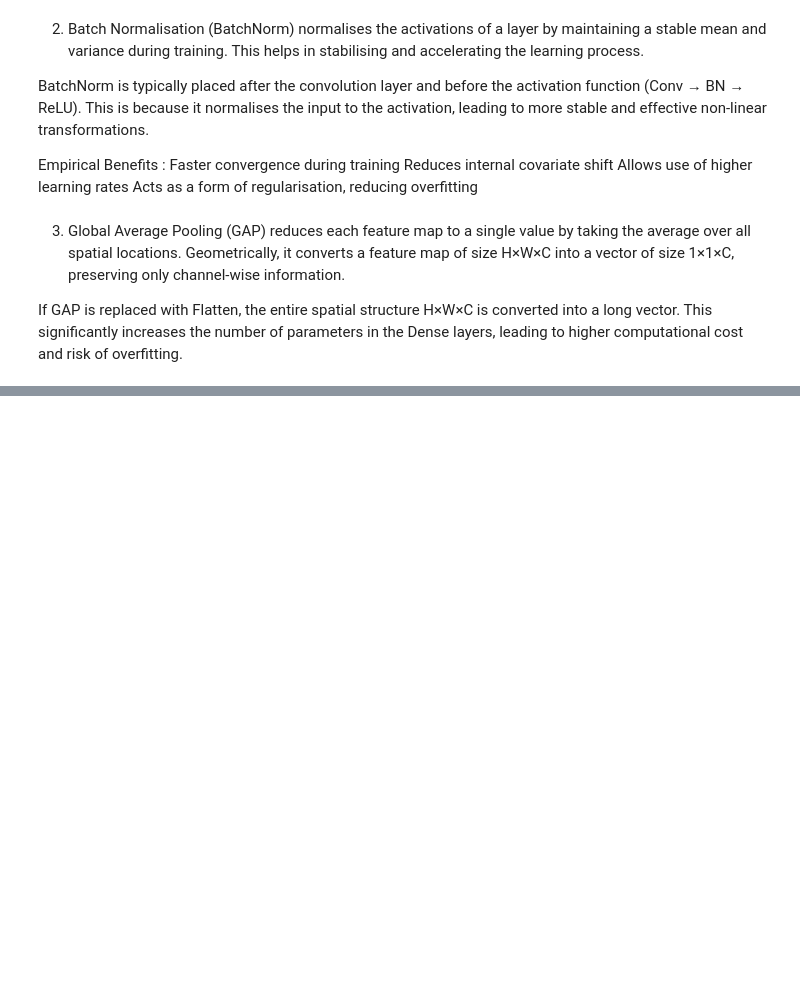
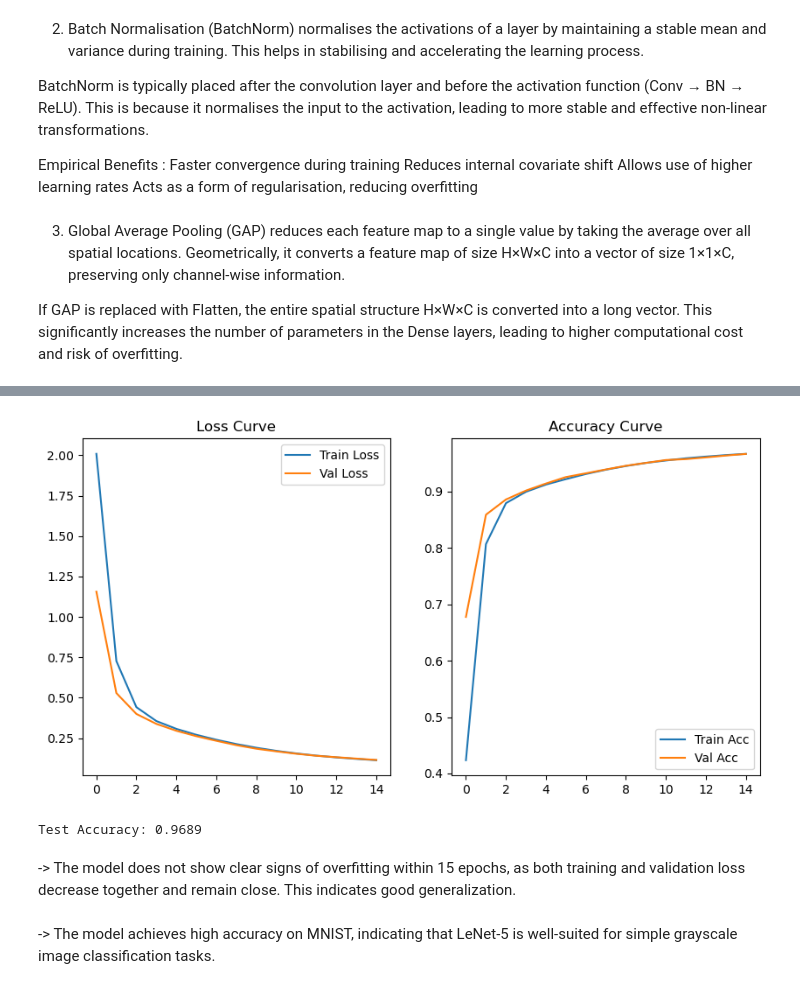
Before and after one commit to ritesh-kr18/CNN_Lab_Work, a Jupyter notebook: 24cd3035_CNN_Lab.ipynb, the cells around one changed output, grey strips where cells are left out. Saved outputs shown, nothing was run; the diff lists cells and outputs as text; code cells hidden in the pictures; blank space fills up the shorter version.

Commit message:
Task 3: trained LeNet-5 with SGD and plotted learning curves

```diff
--- a/24cd3035_CNN_Lab.ipynb
+++ b/24cd3035_CNN_Lab.ipynb
@@ -581,0 +584,25 @@ If GAP is replaced with Flatten, the entire spatial structure H×W×C is convert
+# %%
+from torchvision import datasets, transforms
+from torch.utils.data import DataLoader, random_split
+
+transform = transforms.Compose([
+    transforms.ToTensor()
+])
+
+dataset = datasets.MNIST(root="./data", train=True, download=True, transform=transform)
+
+# Split 90% train, 10% validation
+train_size = int(0.9 * len(dataset))
+val_size = len(dataset) - train_size
+
+train_dataset, val_dataset = random_split(dataset, [train_size, val_size])
+
+train_loader = DataLoader(train_dataset, batch_size=64, shuffle=True)
+val_loader = DataLoader(val_dataset, batch_size=64)
+# %%
+device = torch.device("mps" if torch.backends.mps.is_available() else "cpu")
+
+model = LeNet5().to(device)
+
+criterion = nn.CrossEntropyLoss()
+optimizer = torch.optim.SGD(model.parameters(), lr=0.01)
@@ -581,0 +675,44 @@ If GAP is replaced with Flatten, the entire spatial structure H×W×C is convert
+# %%
+plt.figure(figsize=(10,5))
+
+# Loss
+plt.subplot(1,2,1)
+plt.plot(train_losses, label="Train Loss")
+plt.plot(val_losses, label="Val Loss")
+plt.title("Loss Curve")
+plt.legend()
+
+# Accuracy
+plt.subplot(1,2,2)
+plt.plot(train_accs, label="Train Acc")
+plt.plot(val_accs, label="Val Acc")
+plt.title("Accuracy Curve")
+plt.legend()
+
+plt.savefig("lenet_sgd_curves.png")
+plt.show()
+# %% [output]
+[figure, added]
+# %%
+test_dataset = datasets.MNIST(root="./data", train=False, transform=transform)
+test_loader = DataLoader(test_dataset, batch_size=64)
+
+model.eval()
+correct, total = 0, 0
+
+with torch.no_grad():
+    for images, labels in test_loader:
+        images, labels = images.to(device), labels.to(device)
+        outputs = model(images)
+        _, predicted = outputs.max(1)
+        correct += predicted.eq(labels).sum().item()
+        total += labels.size(0)
+
+test_accuracy = correct / total
+print("Test Accuracy:", test_accuracy)
+# %% [output]
+Test Accuracy: 0.9689
+# %% [markdown]
+-> The model does not show clear signs of overfitting within 15 epochs, as both training and validation loss decrease together and remain close. This indicates good generalization.
+# %% [markdown]
+-> The model achieves high accuracy on MNIST, indicating that LeNet-5 is well-suited for simple grayscale image classification tasks.
```
Also changed, not shown: parts of 2 cells of this notebook.
